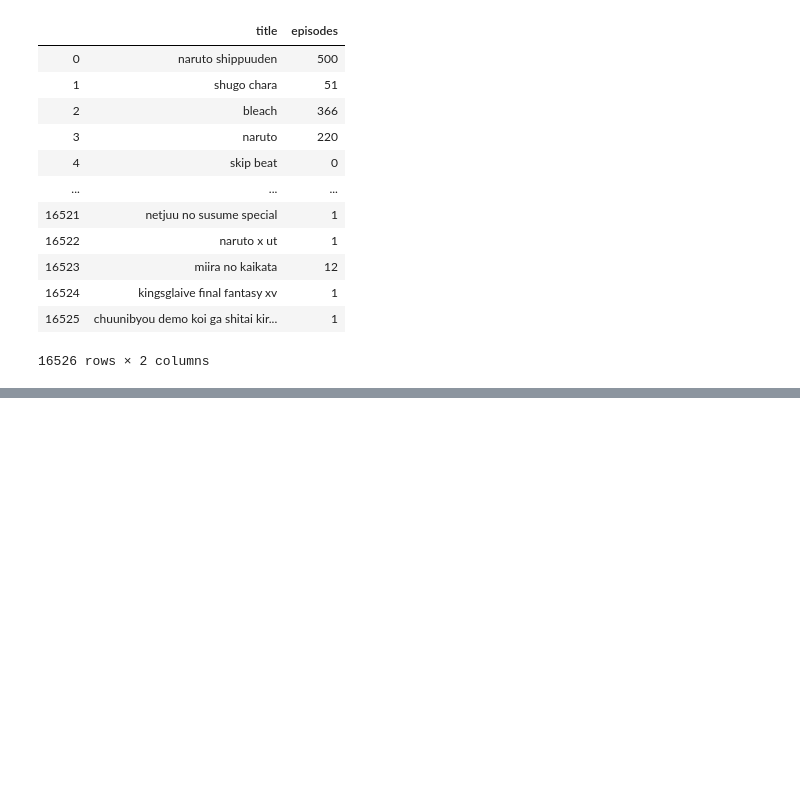
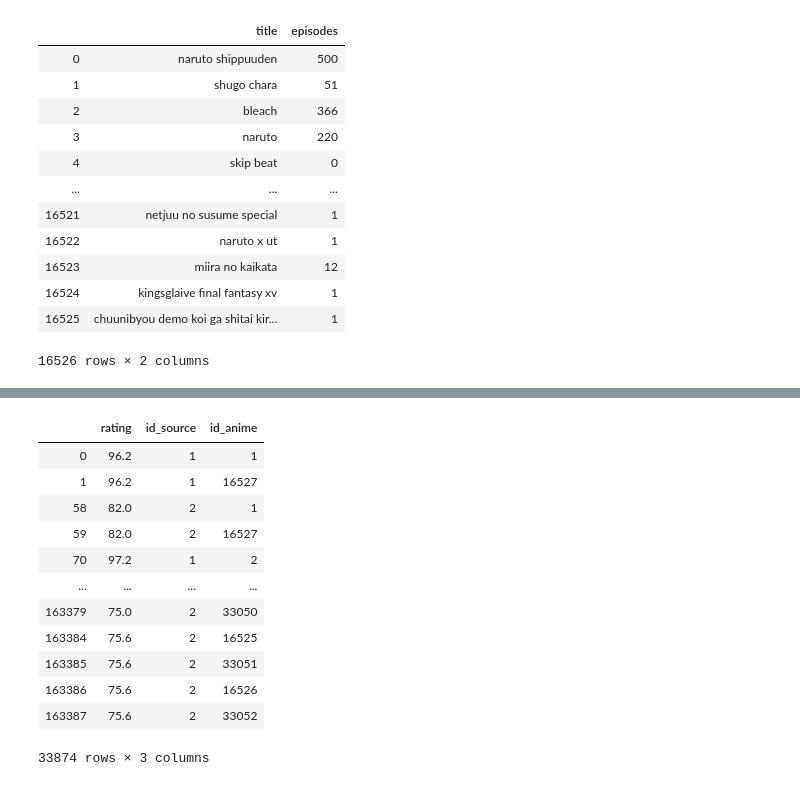
Before and after one commit to cckuqui/anime-db, a Jupyter notebook: datasets/Proyec_ETL.ipynb, the cells around one changed output, grey strips where cells are left out. Drawn from its saved outputs; the diff is of its cells as text; code cells hidden in the pictures; blank space fills up the shorter version.

```diff
--- a/datasets/Proyec_ETL.ipynb
+++ b/datasets/Proyec_ETL.ipynb
@@ -238,0 +358,21 @@ genre.reset_index(drop=True)
+# %%
+rating = merge_df.merge(table_anime, on='title')
+rating = rating.rename(columns={'id':'id_anime'})
+rating = rating[['score','source','id_anime']]
+rating = rating.rename(columns={'score':'rating','source':'id_source'})
+rating = rating.drop_duplicates(['id_anime','id_source'])
+rating
+# %% [output]
+|  | rating | id_source | id_anime |
+| 0 | 96.2 | 1 | 1 |
+| 1 | 96.2 | 1 | 16527 |
+| 58 | 82.0 | 2 | 1 |
+| 59 | 82.0 | 2 | 16527 |
+| 70 | 97.2 | 1 | 2 |
+| ... | ... | ... | ... |
+| 163379 | 75.0 | 2 | 33050 |
+| 163384 | 75.6 | 2 | 16525 |
+| 163385 | 75.6 | 2 | 33051 |
+| 163386 | 75.6 | 2 | 16526 |
+| 163387 | 75.6 | 2 | 33052 |
+33874 rows × 3 columns
```
Also changed, not shown: parts of 20 cells of this notebook, 1 other file.
